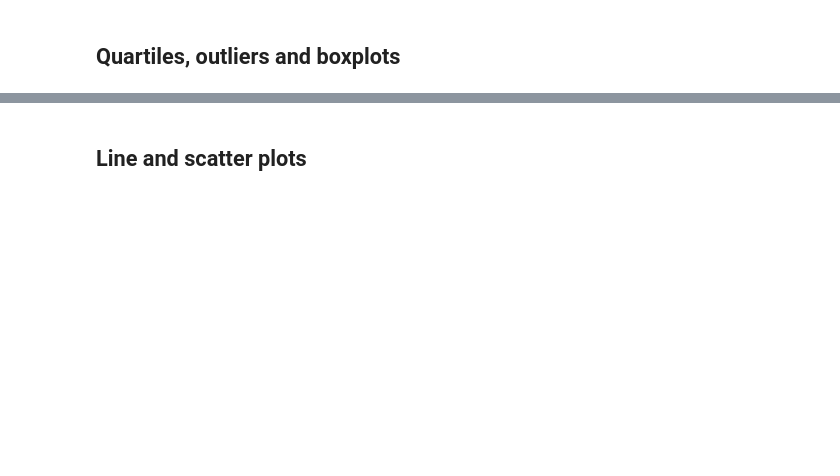
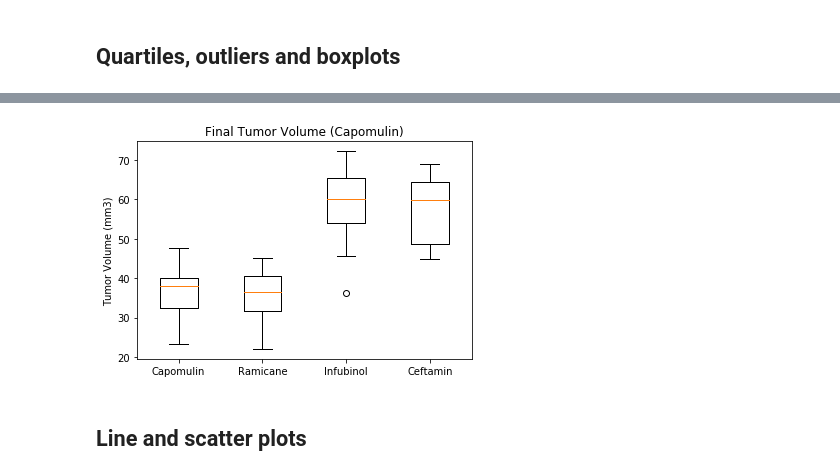
Before and after one commit to DigBaseball/matplotlib-challenge, a Jupyter notebook: pymaceuticals_starter.ipynb, the cells around one changed output, grey strips where cells are left out. Saved outputs shown, nothing was run; the diff lists cells and outputs as text; code cells hidden in the pictures; blank space fills up the shorter version.

```diff
--- a/pymaceuticals_starter.ipynb
+++ b/pymaceuticals_starter.ipynb
@@ -77,3 +71,17 @@ plt.show()
 ## Quartiles, outliers and boxplots
 # %%
 # Calculate the final tumor volume of each mouse across four of the most promising treatment regimens. Calculate the IQR and quantitatively determine if there are any potential outliers.
+# %%
+# Determine max timepoint for each mouse and reset index
+max_timepoint = combined_data_df.groupby(["Mouse ID"]).max()
+max_timepoint = max_timepoint.reset_index()
+# %%
+# Create dataframe to store each mouse's max timepoint with its final tumor volume
+final_tumor_volume_df = max_timepoint[['Mouse ID','Timepoint']].merge(combined_data_df,on=['Mouse ID','Timepoint'],how="left")
+#merged_data_df.head()
+# %%
+# Store final tumor volume for each of the top four regimens in separate series
+capomulin = final_tumor_volume_df[final_tumor_volume_df["Drug Regimen"] == "Capomulin"]["Tumor Volume (mm3)"]
+ramicane = final_tumor_volume_df[final_tumor_volume_df["Drug Regimen"] == "Ramicane"]["Tumor Volume (mm3)"]
+infubinol = final_tumor_volume_df[final_tumor_volume_df["Drug Regimen"] == "Infubinol"]["Tumor Volume (mm3)"]
+ceftamin = final_tumor_volume_df[final_tumor_volume_df["Drug Regimen"] == "Ceftamin"]["Tumor Volume (mm3)"]
@@ -80,5 +192,12 @@ plt.show()
 # %%
 # Generate a box plot of the final tumor volume of each mouse across four regimens of interest
+fig1, ax1 = plt.subplots()
+ax1.set_title('Final Tumor Volume (Capomulin)')
+ax1.set_ylabel('Tumor Volume (mm3)')
+ax1.boxplot([capomulin,ramicane,infubinol,ceftamin],labels=['Capomulin','Ramicane','Infubinol','Ceftamin'])
+plt.show()
+# %% [output]
+[figure, added]
 # %% [markdown]
 ## Line and scatter plots
 # %%
```
Also changed, not shown: parts of 10 cells of this notebook.
